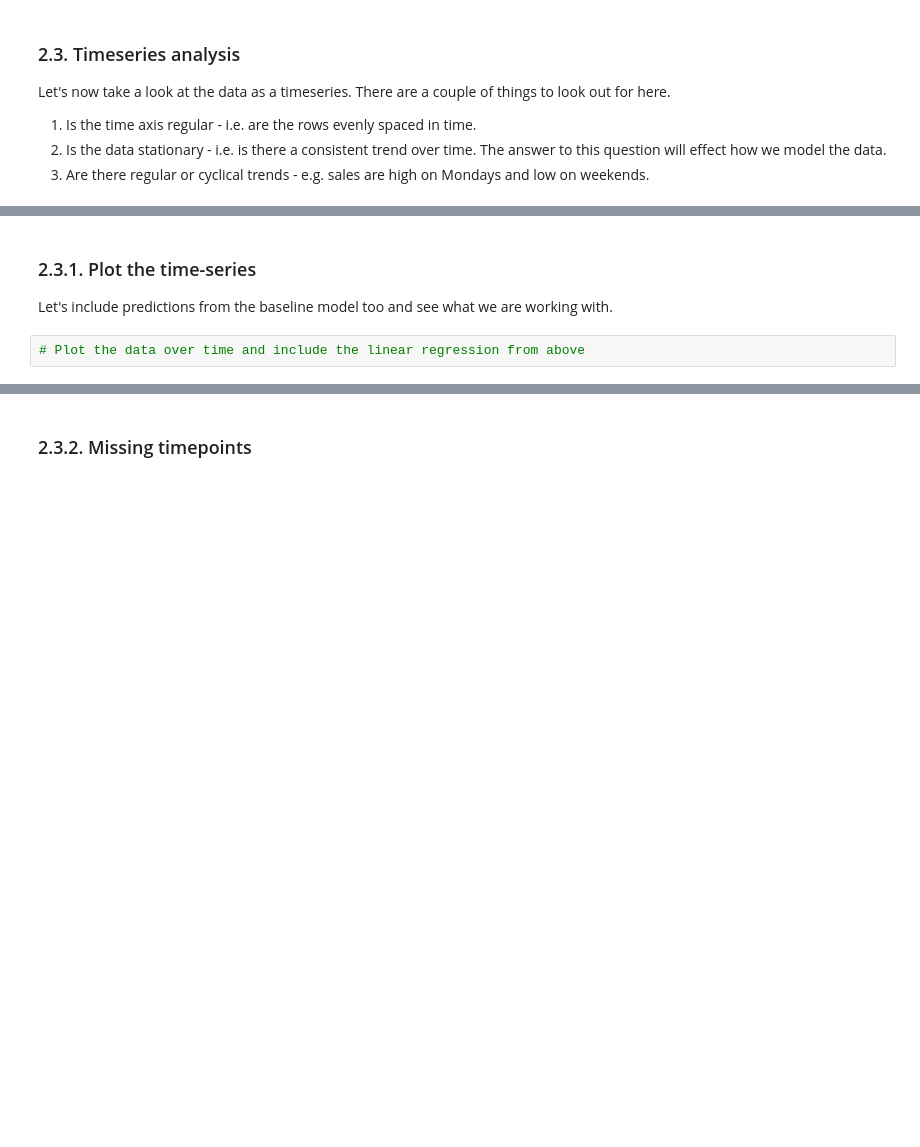
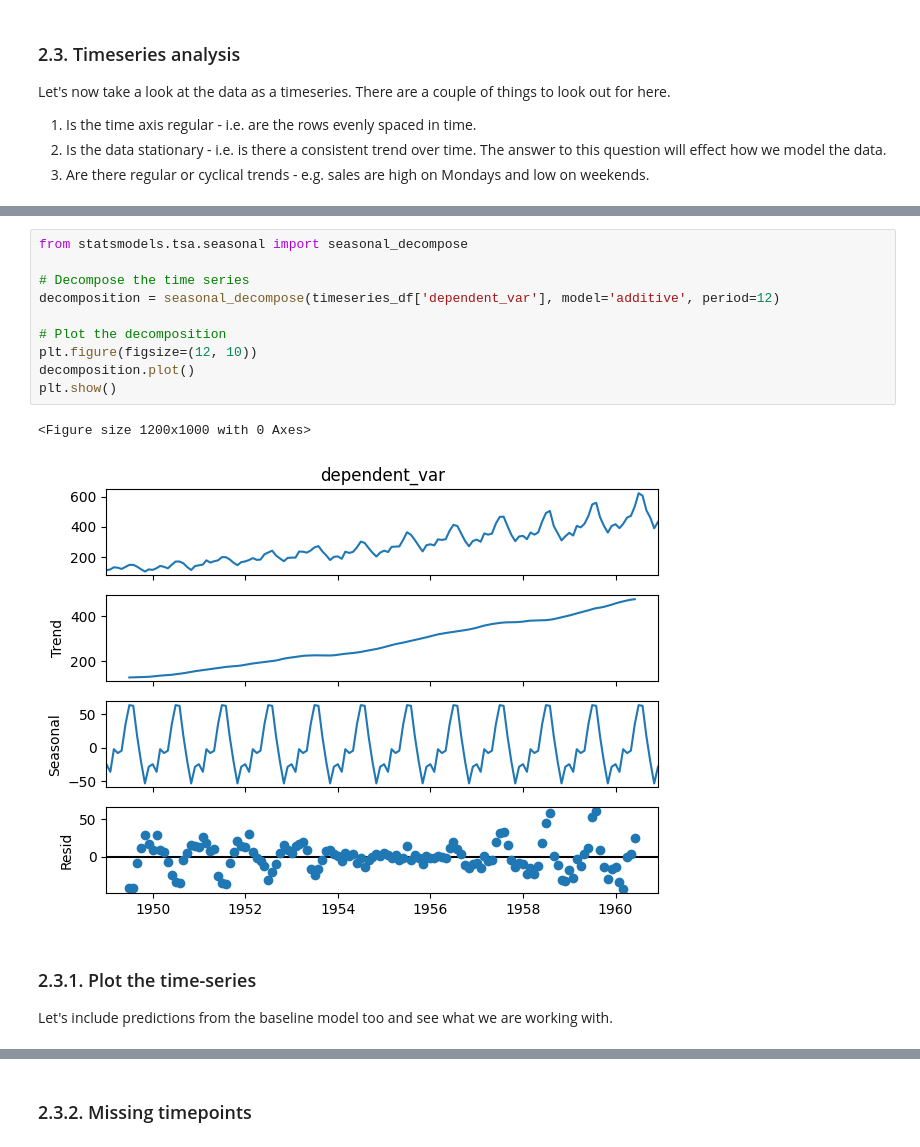
Before and after one commit to 4GeeksAcademy/tdestryk-gperdrizet-time-series-project, a Jupyter notebook: src/mvp.ipynb, the cells around one changed output, grey strips where cells are left out. Drawn from its saved outputs; the diff is of its cells as text; blank space fills up the shorter version.

```diff
--- a/src/mvp.ipynb
+++ b/src/mvp.ipynb
@@ -91,6 +187,17 @@ Let's now take a look at the data as a timeseries. There are a couple of things
+# %%
+from statsmodels.tsa.seasonal import seasonal_decompose
+
+# Decompose the time series
+decomposition = seasonal_decompose(timeseries_df['dependent_var'], model='additive', period=12)
+
+# Plot the decomposition
+plt.figure(figsize=(12, 10))
+decomposition.plot()
+plt.show()
+# %% [output]
+<Figure size 1200x1000 with 0 Axes>
+[figure, added]
 # %% [markdown]
 ### 2.3.1. Plot the time-series
 
 Let's include predictions from the baseline model too and see what we are working with.
-# %%
-# Plot the data over time and include the linear regression from above
```
Also changed, not shown: parts of 32 cells of this notebook.
